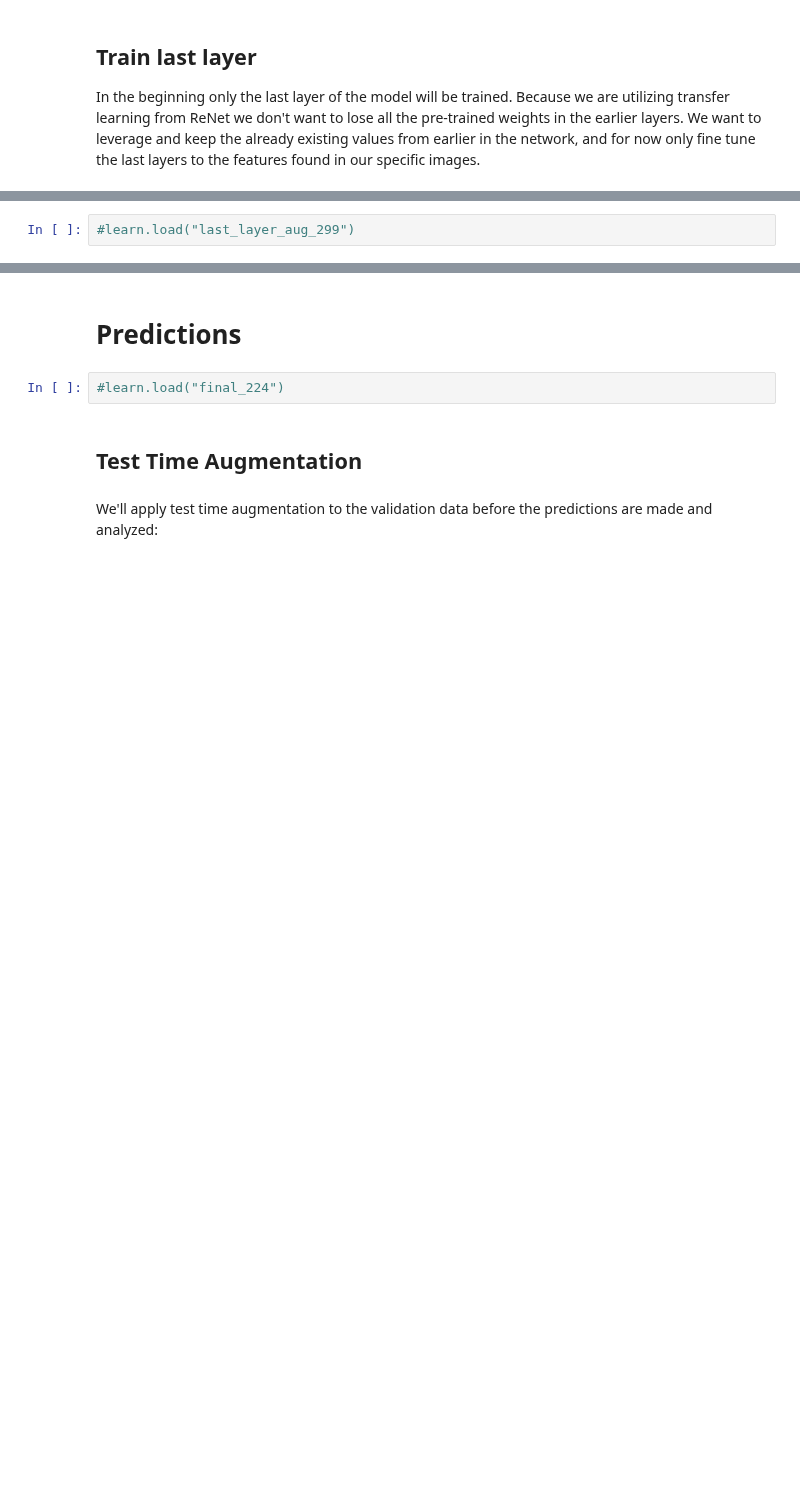
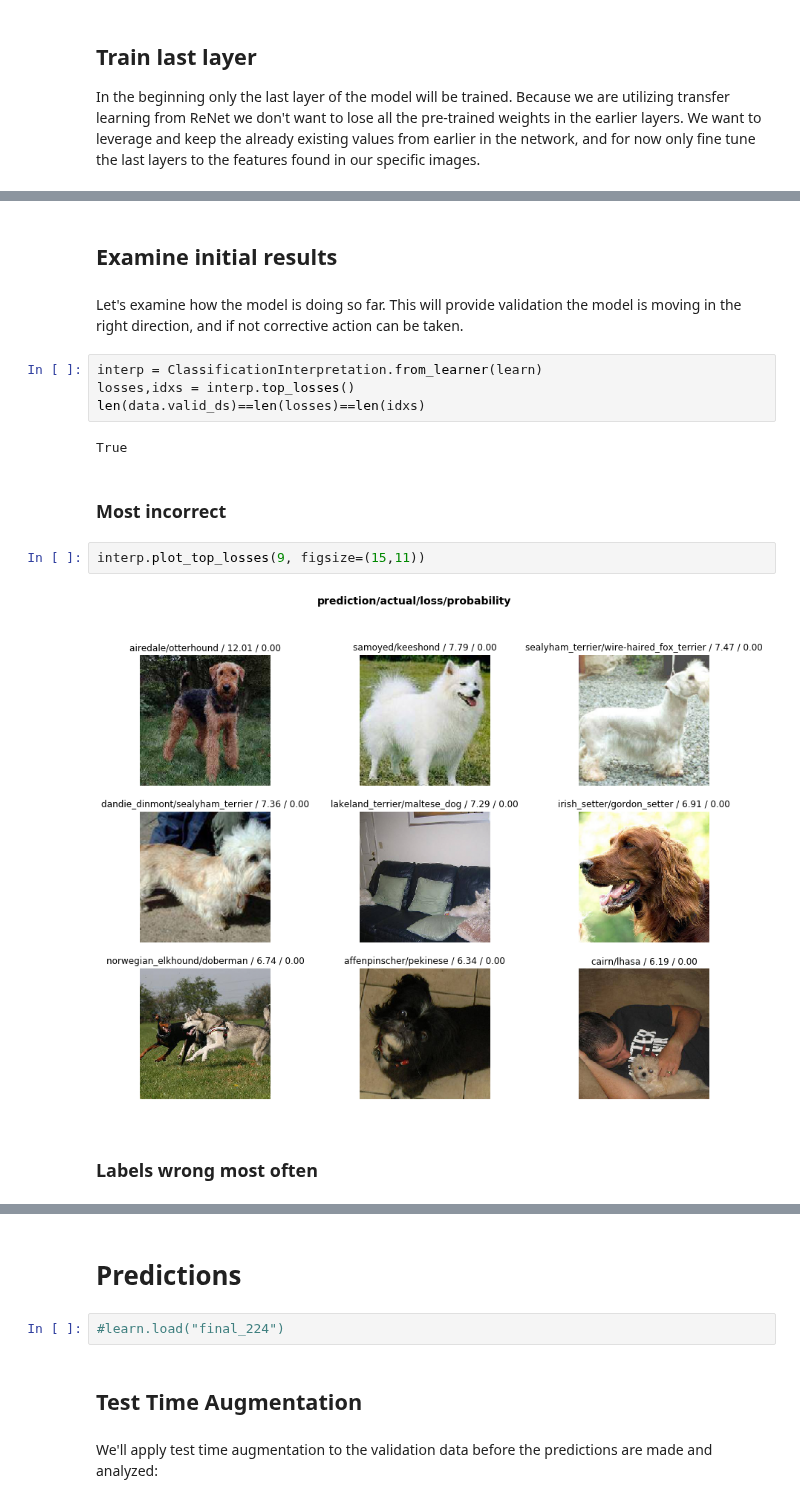
Before and after one commit to nrasch/Portfolio, a Jupyter notebook: Machine-Learning/Python/03-ComputerVision-Classification/DogBreeds.ipynb, the cells around one changed output, grey strips where cells are left out. Saved outputs shown, nothing was run; the diff lists cells and outputs as text; blank space fills up the shorter version.

```diff
--- a/Machine-Learning/Python/03-ComputerVision-Classification/DogBreeds.ipynb
+++ b/Machine-Learning/Python/03-ComputerVision-Classification/DogBreeds.ipynb
@@ -305,2 +257,18 @@ We'll ensure the modifications to the weights of the last layer of the model doe
-# %%
-#learn.load("last_layer_aug_299")
+# %% [markdown]
+## Examine initial results
+# %% [markdown]
+Let's examine how the model is doing so far.  This will provide validation the model is moving in the right direction, and if not corrective action can be taken.
+# %%
+interp = ClassificationInterpretation.from_learner(learn)
+losses,idxs = interp.top_losses()
+len(data.valid_ds)==len(losses)==len(idxs)
+# %% [output]
+True
+# %% [markdown]
+### Most incorrect
+# %%
+interp.plot_top_losses(9, figsize=(15,11))
+# %% [output]
+[figure, added]
+# %% [markdown]
+### Labels wrong most often
```
Also changed, not shown: parts of 53 cells of this notebook.
